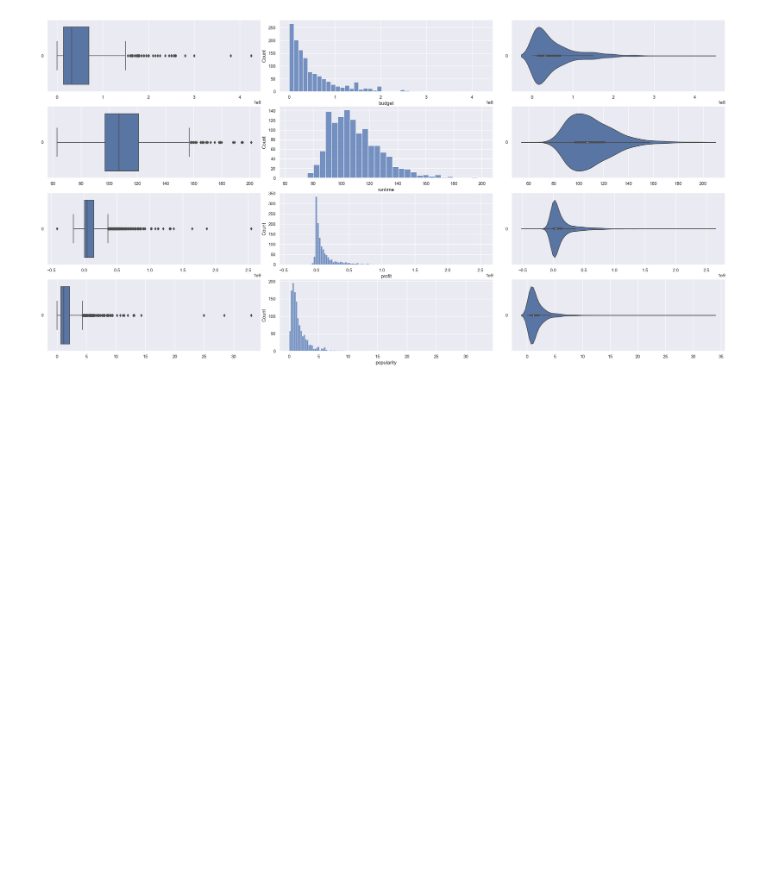
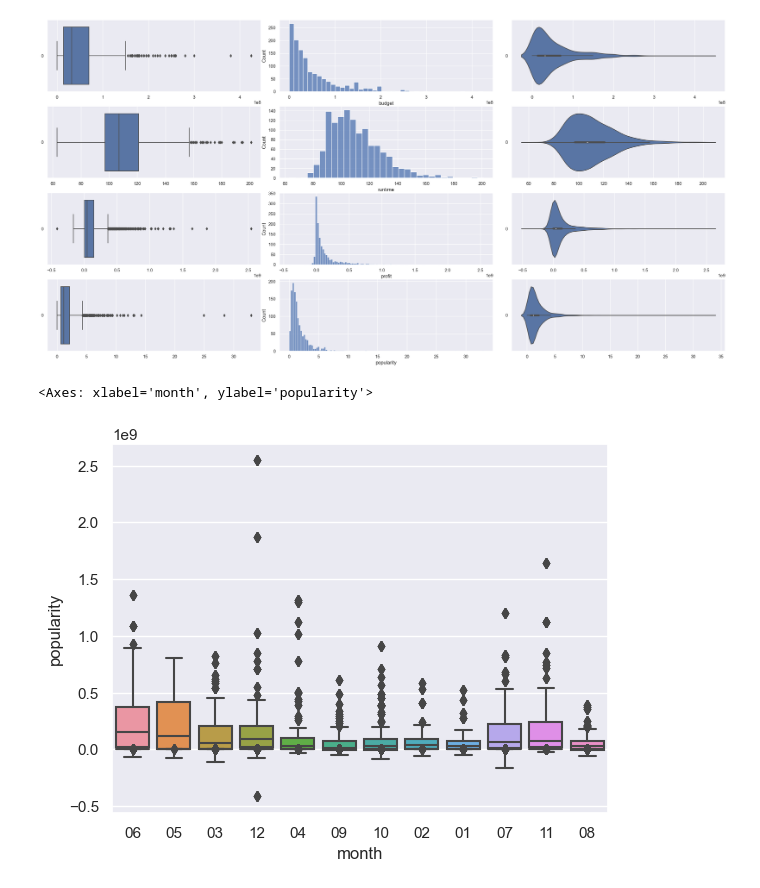
Before and after one commit to liekzhe/SC1015mini_project, a Jupyter notebook: MovieAnalysis.ipynb, the cells around one changed output. Saved outputs shown, nothing was run; the diff lists cells and outputs as text; code cells hidden in the pictures; blank space fills up the shorter version.

```diff
--- a/MovieAnalysis.ipynb
+++ b/MovieAnalysis.ipynb
@@ -143,3 +143,8 @@ sb.violinplot(data = success["popularity"], orient = "h", ax = axes[3,2])
 # %% [output]
 <Axes: >
 [figure]
+# %%
+sb.boxplot(data=allfactors, x="month", y="popularity", orient = 'v')
+# %% [output]
+<Axes: xlabel='month', ylabel='popularity'>
+[figure, added]
```
Also changed, not shown: parts of 1 cell of this notebook.
